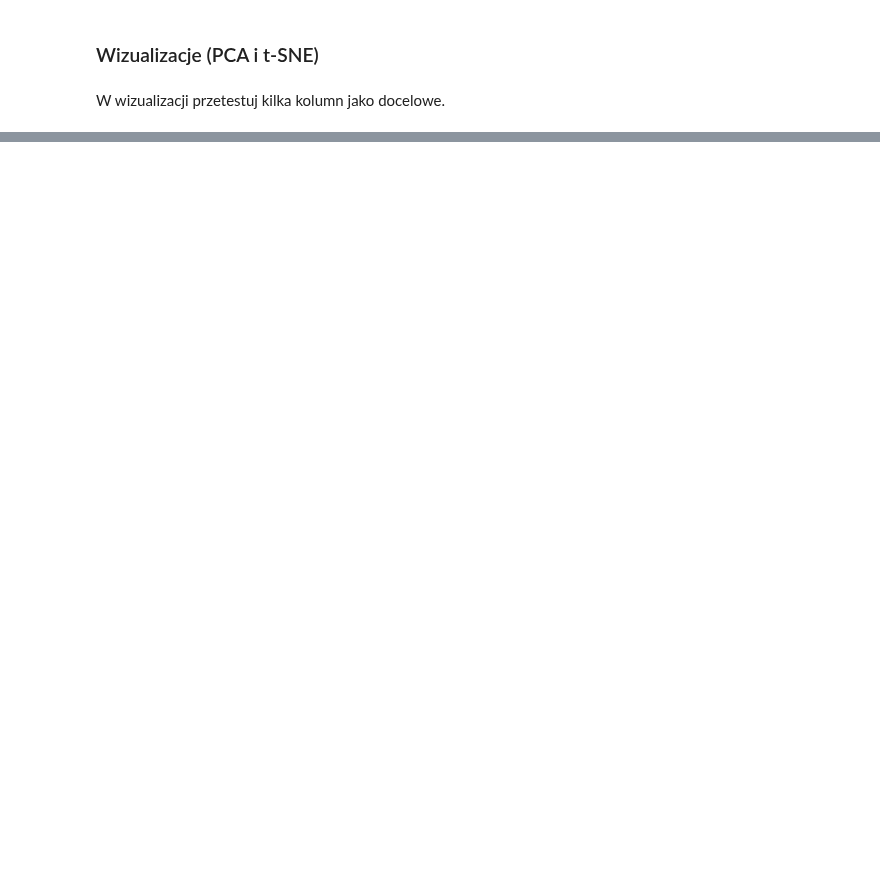
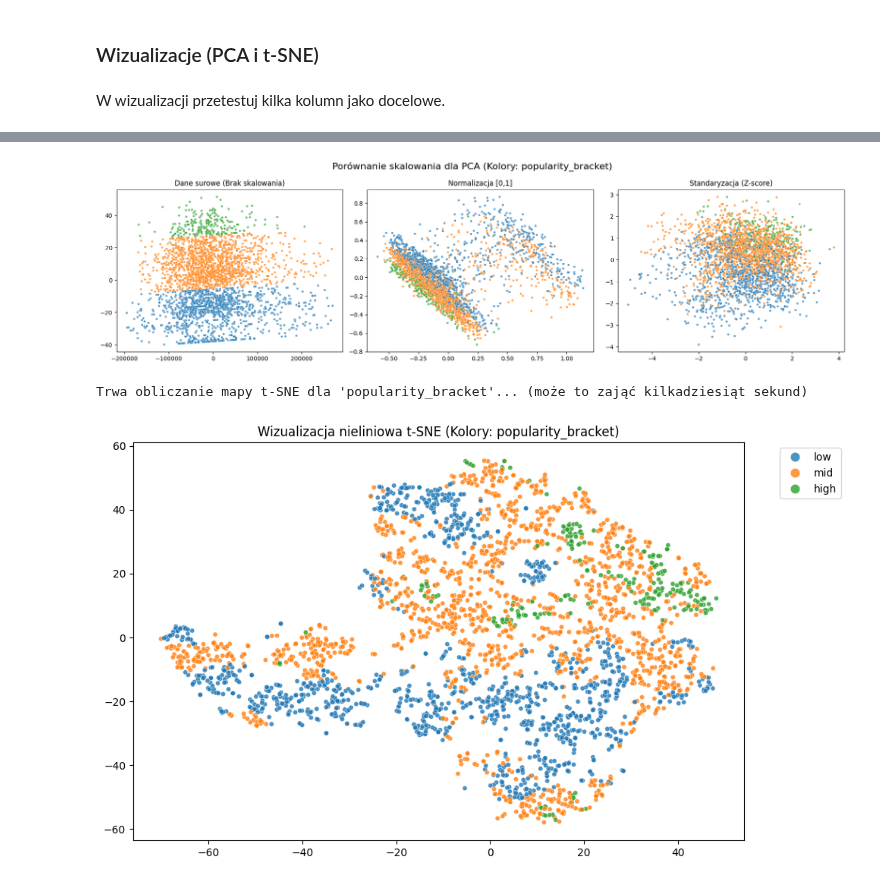
Before and after one commit to Zajecia-na-PWr-LR/lista-2-MateuszOlech, a Jupyter notebook: UczenieMaszynowe_25_26_Lista2.ipynb, the cells around one changed output, grey strips where cells are left out. Saved outputs shown, nothing was run; the diff lists cells and outputs as text; code cells hidden in the pictures; blank space fills up the shorter version.

```diff
--- a/UczenieMaszynowe_25_26_Lista2.ipynb
+++ b/UczenieMaszynowe_25_26_Lista2.ipynb
@@ -628,21 +701,3 @@ W wizualizacji przetestuj kilka kolumn jako docelowe.
 from sklearn.manifold import TSNE
 from sklearn.decomposition import PCA
 from sklearn import preprocessing
-# %%
-# przykładowe funkcje
-
-def dataframe_xy(df):
-    raise NotImplementedError()
-    return X, y
-
-# normalize to [0,1] range
-def normalize(X):
-    raise NotImplementedError()
-
-# standarize (e.g, w/ scikit standard scaler)
-def standarize(X):
-    raise NotImplementedError()
-
-# remove outliers
-def remove_outliers(X, y):
-    raise NotImplementedError()
@@ -648,0 +736,59 @@ def remove_outliers(X, y):
+# %%
+spotify["popularity_bracket"] = pd.cut(spotify["popularity"], bins=[0, 33, 66, 100], labels=["low", "mid", "high"])
+target_columns = ['popularity_bracket', 'emotion', 'explicit']
+
+for target_col in target_columns:
+    print(f"\n{'='*50}")
+    print(f"Analiza i wizualizacja dla kolumny docelowej: '{target_col}'")
+    print(f"{'='*50}")
+
+    # Pobieramy próbkę 3000 wierszy, aby t-SNE nie "zacięło" Twojego komputera,
+    # i upewniamy się, że nie ma braków w kolumnie docelowej.
+    df_sample = spotify.dropna(subset=[target_col]).sample(n=3000, random_state=42)
+
+    # 1. Podział na X i y (Twoja funkcja)
+    X, y = dataframe_xy(df_sample, target_col)
+
+    # 2. Usuwanie wartości odstających (Twoja funkcja)
+    X_clean, y_clean = remove_outliers(X, y)
+    print(f"Dane po usunięciu wartości odstających: {len(X_clean)} (odrzucono {len(X) - len(X_clean)} próbek)")
+
+    # 3. Skalowanie danych (Twoje funkcje)
+    X_norm = normalize(X_clean)
+    X_std = standarize(X_clean)
+
+    # ================= WIZUALIZACJA PCA =================
+    pca = PCA(n_components=2)
+
+    fig, axes = plt.subplots(1, 3, figsize=(18, 5))
+    fig.suptitle(f'Porównanie skalowania dla PCA (Kolory: {target_col})', fontsize=16)
+
+    sns.scatterplot(x=pca.fit_transform(X_clean)[:, 0], y=pca.fit_transform(X_clean)[:, 1],
+                    hue=y_clean, ax=axes[0], palette='tab10', s=15, alpha=0.7, legend=False)
+    axes[0].set_title('Dane surowe (Brak skalowania)')
+
+    sns.scatterplot(x=pca.fit_transform(X_norm)[:, 0], y=pca.fit_transform(X_norm)[:, 1],
+                    hue=y_clean, ax=axes[1], palette='tab10', s=15, alpha=0.7, legend=False)
+    axes[1].set_title('Normalizacja [0,1]')
+
+    sns.scatterplot(x=pca.fit_transform(X_std)[:, 0], y=pca.fit_transform(X_std)[:, 1],
+                    hue=y_clean, ax=axes[2], palette='tab10', s=15, alpha=0.7, legend=False)
+    axes[2].set_title('Standaryzacja (Z-score)')
+
+    plt.tight_layout()
+    plt.show()
+
+    # ================= WIZUALIZACJA t-SNE =================
+    # Algorytm t-SNE najlepiej radzi sobie na danych poddanych standaryzacji
+    print(f"Trwa obliczanie mapy t-SNE dla '{target_col}'... (może to zająć kilkadziesiąt sekund)\n")
+    tsne = TSNE(n_components=2, perplexity=30, random_state=42)
+    X_tsne = tsne.fit_transform(X_std)
+
+    plt.figure(figsize=(10, 6))
+    sns.scatterplot(x=X_tsne[:, 0], y=X_tsne[:, 1], hue=y_clean, palette='tab10', s=20, alpha=0.8)
+    plt.title(f'Wizualizacja nieliniowa t-SNE (Kolory: {target_col})')
+    # Legenda ląduje po prawej stronie, żeby nie zasłaniać chmury punktów
+    plt.legend(bbox_to_anchor=(1.05, 1), loc='upper left', markerscale=2)
+    plt.tight_layout()
+    plt.show()
+# %% [output]
@@ -648,0 +799,3 @@ def remove_outliers(X, y):
+[figure, added]
+Trwa obliczanie mapy t-SNE dla 'popularity_bracket'... (może to zająć kilkadziesiąt sekund)
+[figure, added]
```
Also changed, not shown: parts of 8 cells of this notebook.
